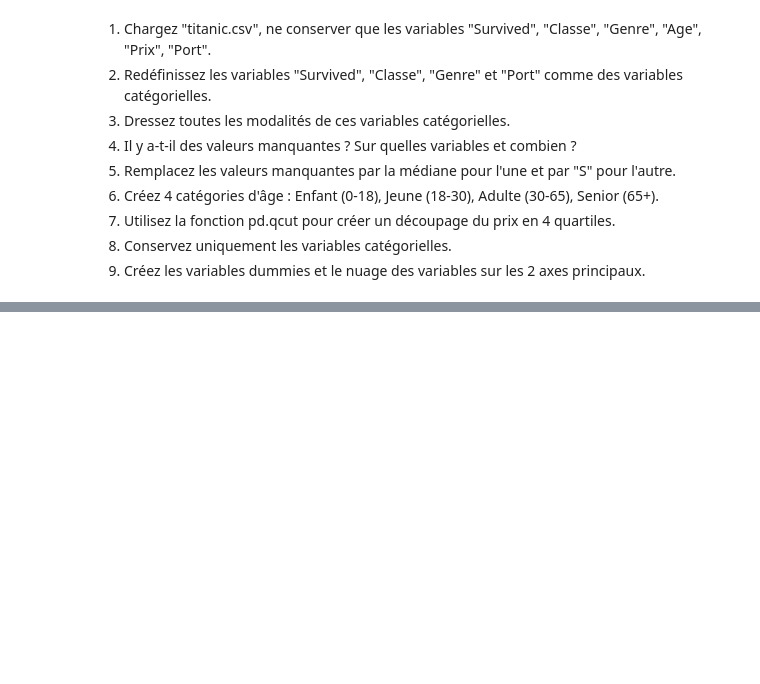
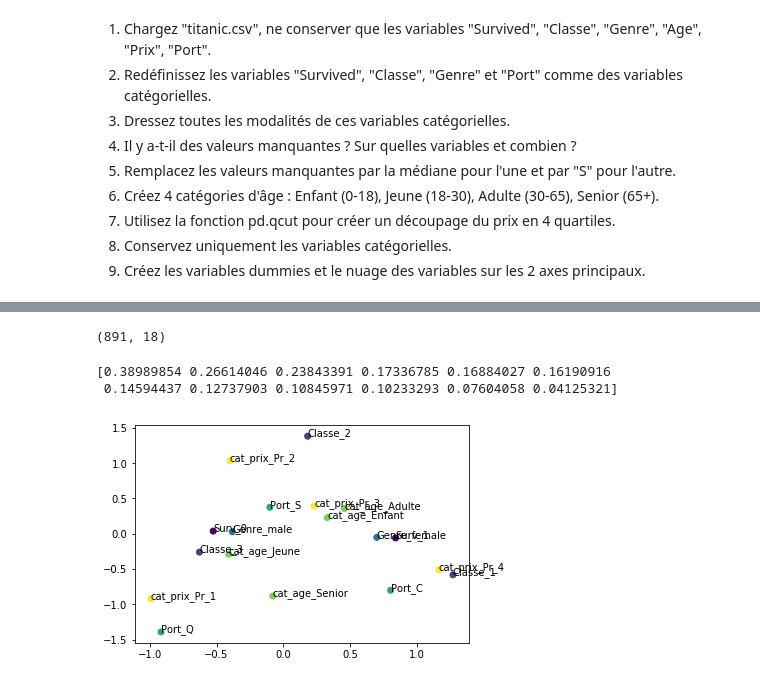
Before and after one commit to Maxabi/Data-Analysis-Python, a Jupyter notebook: src/Cours_3.ipynb, the cells around one changed output, grey strips where cells are left out. Cells and saved outputs as stored; diff of their text form; code cells hidden in the pictures; blank space fills up the shorter version.

```diff
--- a/src/Cours_3.ipynb
+++ b/src/Cours_3.ipynb
@@ -38,0 +216,2 @@ import matplotlib.pyplot as plt
+# %%
+df["cat_age"]=df["Age"].apply(lambda x : "Enfant" if x<18 else "Jeune" if x <30 else "Adulte" if x <65 else "Senior")
@@ -38,0 +239,11 @@ import matplotlib.pyplot as plt
+# %%
+df["cat_prix"]=pd.qcut(df["Prix"],4,labels=["Pr_1",
+   "Pr_2","Pr_3","Pr_4"])
+# %%
+df2=df[["Surv","Classe","Genre","Port","cat_age","cat_prix"]]
+# %%
+df3=pd.DataFrame(pd.get_dummies(df2))
+# %%
+df3.shape
+# %% [output]
+(891, 18)
@@ -38,0 +254,16 @@ import matplotlib.pyplot as plt
+# %%
+mca_df=mca.MCA(df3,benzecri=False)
+# Valeurs singulières
+print(mca_df.L)
+# Composantes principales des colonnes (modalités) print(mca_df.fs_c())
+# Premier plan principal
+col=[1,1,2,2,2,3,3,4,4,4,5,5,5,5,6,6,6,6]
+plt.scatter(mca_df.fs_c()[:, 0],
+   mca_df.fs_c()[:, 1],c=col)
+for i, j, nom in zip(mca_df.fs_c()[:, 0],mca_df.fs_c()[:, 1], dc.columns):
+    plt.text(i, j, nom)
+plt.show()
+# %% [output]
+[0.38989854 0.26614046 0.23843391 0.17336785 0.16884027 0.16190916
+ 0.14594437 0.12737903 0.10845971 0.10233293 0.07604058 0.04125321]
+[figure, added]
```
Also changed, not shown: parts of 29 cells of this notebook.
